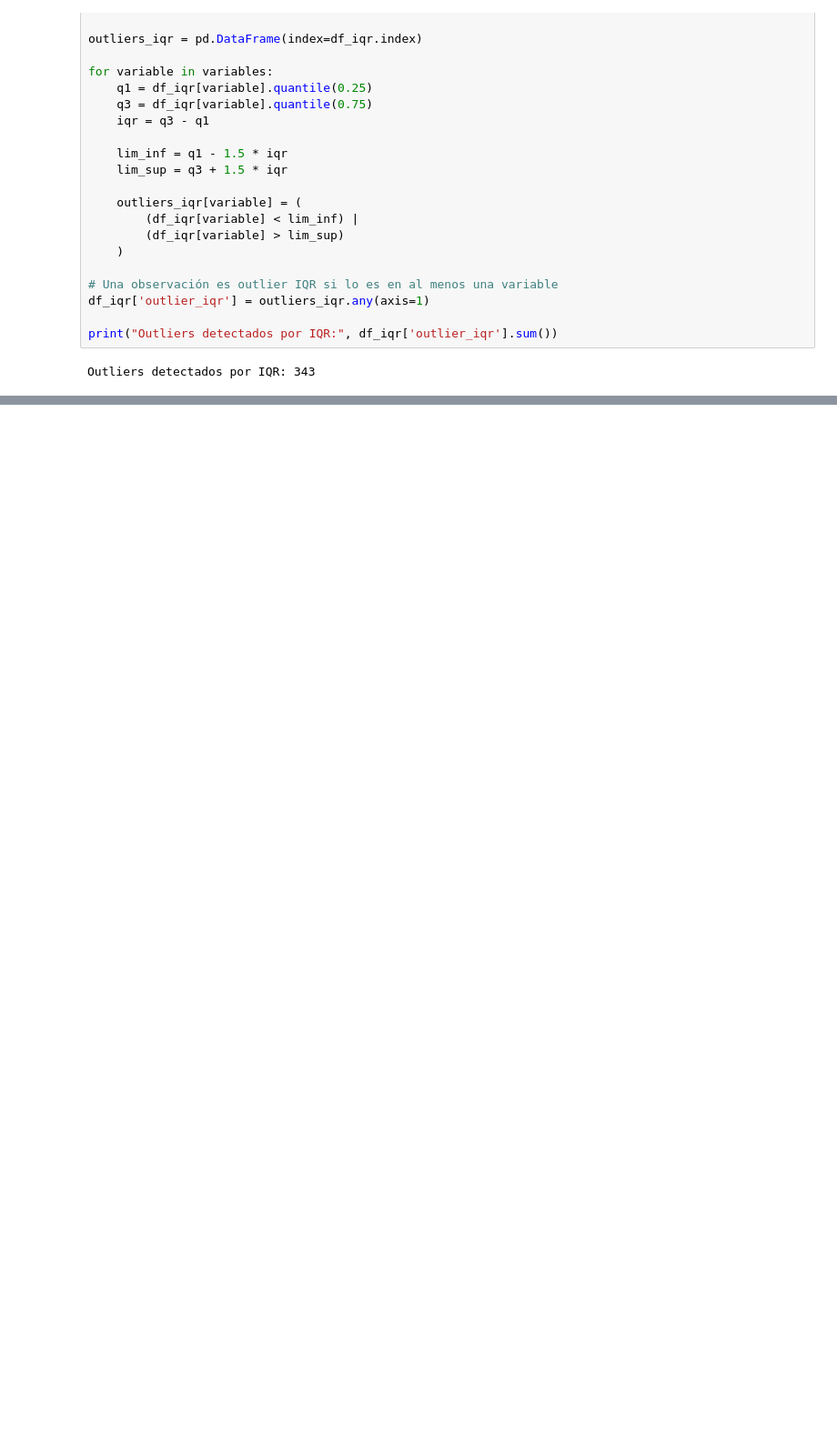
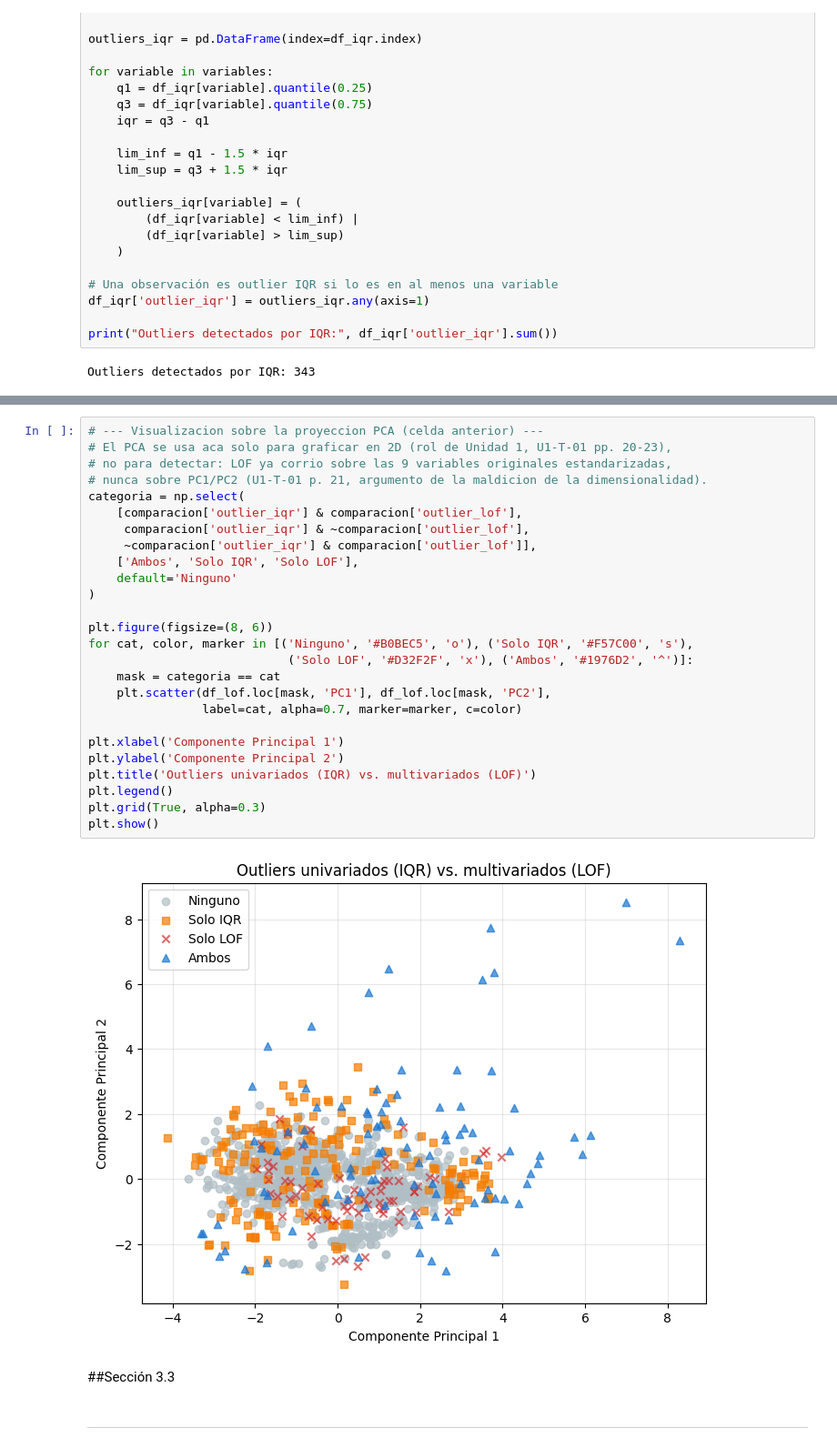
Before and after one commit to AlesioRios/Laboratorio-de-Datos-II, a Jupyter notebook: Lab_de_Datos_II_TP2.ipynb, the cells around one changed output, grey strips where cells are left out. Shown at 91% size. Cells and saved outputs as stored; diff of their text form; blank space fills up the shorter version.

```diff
--- a/Lab_de_Datos_II_TP2.ipynb
+++ b/Lab_de_Datos_II_TP2.ipynb
@@ -1180,0 +1339,32 @@ Outliers detectados por IQR: 343
+# %%
+# --- Visualizacion sobre la proyeccion PCA (celda anterior) ---
+# El PCA se usa aca solo para graficar en 2D (rol de Unidad 1, U1-T-01 pp. 20-23),
+# no para detectar: LOF ya corrio sobre las 9 variables originales estandarizadas,
+# nunca sobre PC1/PC2 (U1-T-01 p. 21, argumento de la maldicion de la dimensionalidad).
+categoria = np.select(
+    [comparacion['outlier_iqr'] & comparacion['outlier_lof'],
+     comparacion['outlier_iqr'] & ~comparacion['outlier_lof'],
+     ~comparacion['outlier_iqr'] & comparacion['outlier_lof']],
+    ['Ambos', 'Solo IQR', 'Solo LOF'],
+    default='Ninguno'
+)
+
+plt.figure(figsize=(8, 6))
+for cat, color, marker in [('Ninguno', '#B0BEC5', 'o'), ('Solo IQR', '#F57C00', 's'),
+                            ('Solo LOF', '#D32F2F', 'x'), ('Ambos', '#1976D2', '^')]:
+    mask = categoria == cat
+    plt.scatter(df_lof.loc[mask, 'PC1'], df_lof.loc[mask, 'PC2'],
+                label=cat, alpha=0.7, marker=marker, c=color)
+
+plt.xlabel('Componente Principal 1')
+plt.ylabel('Componente Principal 2')
+plt.title('Outliers univariados (IQR) vs. multivariados (LOF)')
+plt.legend()
+plt.grid(True, alpha=0.3)
+plt.show()
+# %% [output]
+[figure, added]
+# %% [markdown]
+##Sección 3.3
+# %% [markdown]
+****
```
Also changed, not shown: parts of 14 cells of this notebook.
